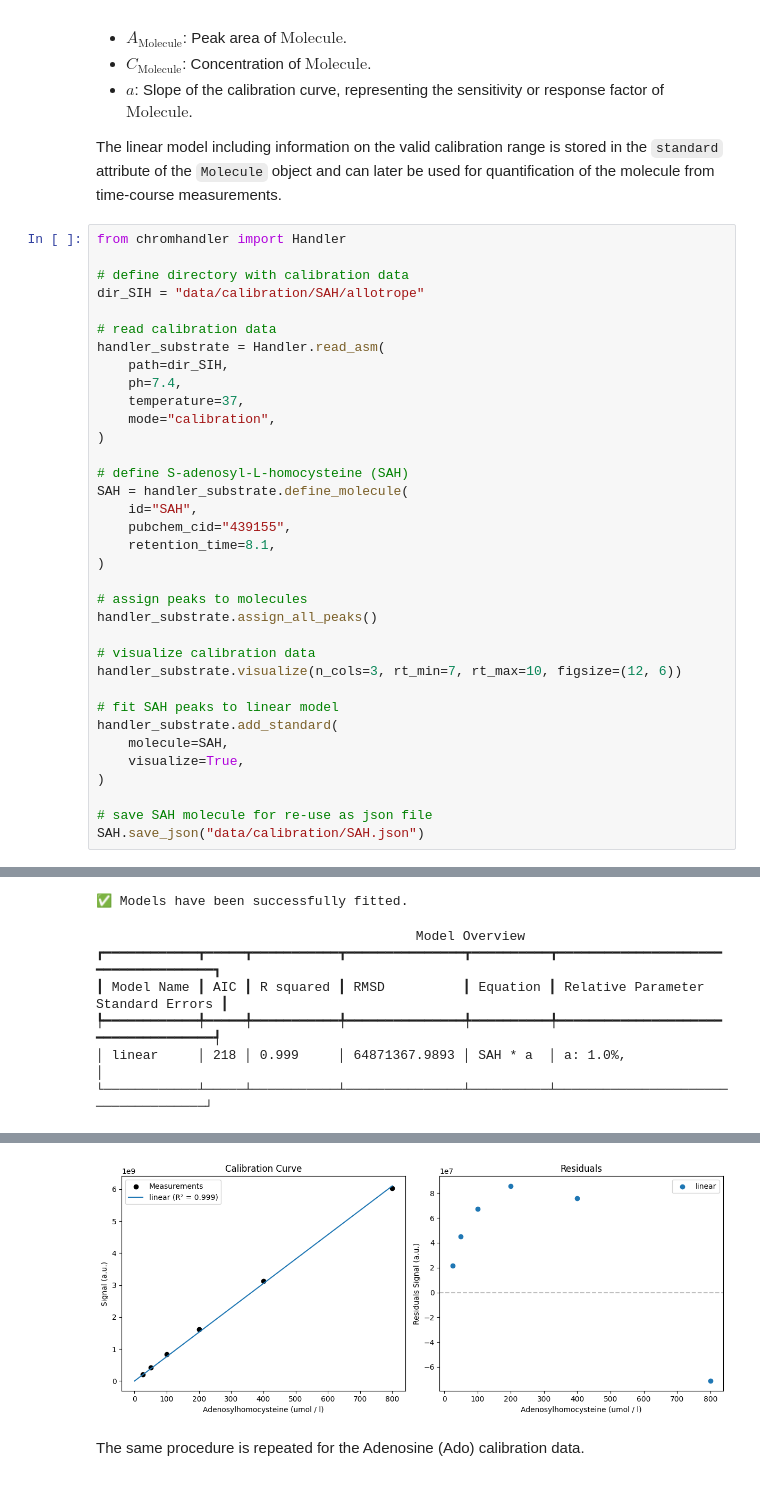
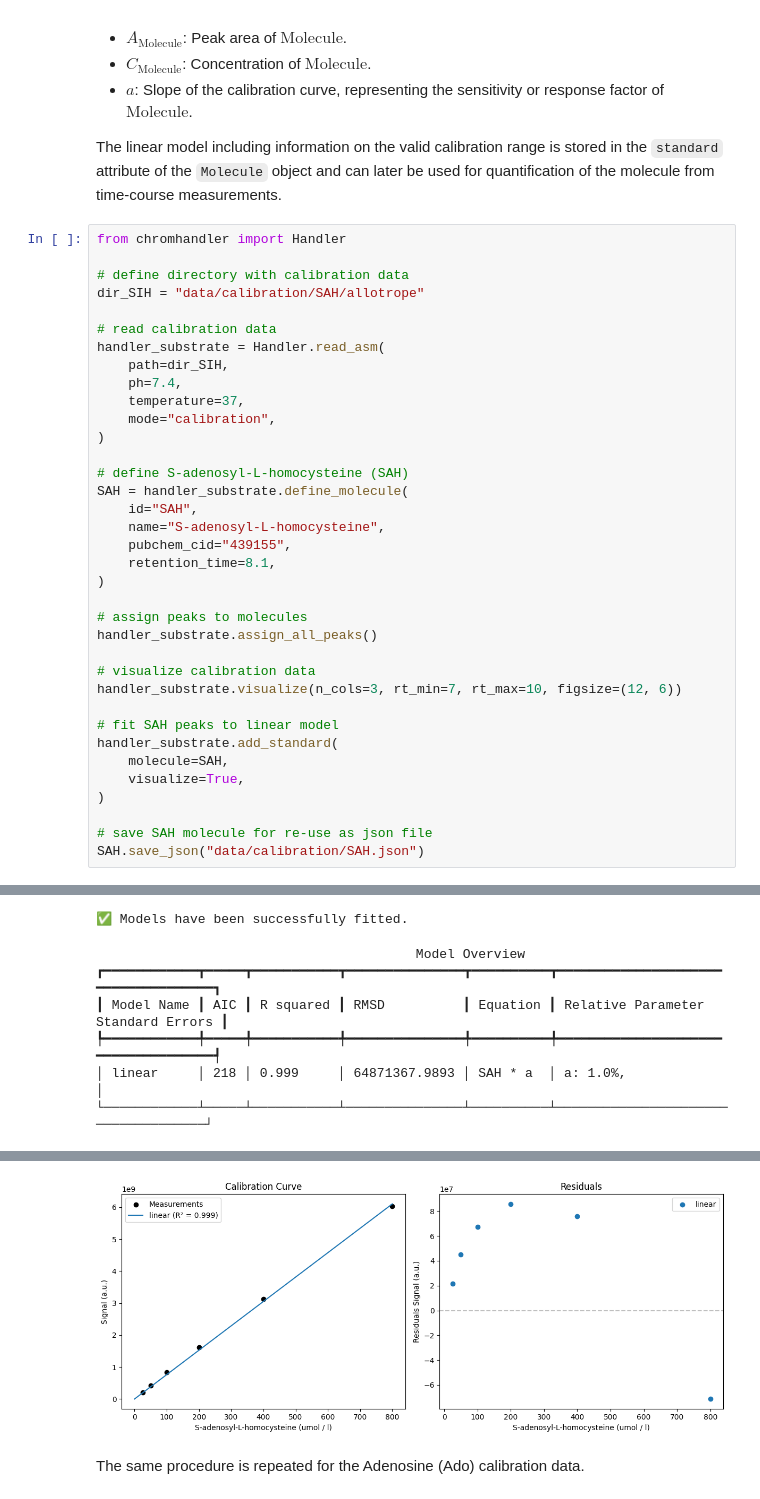
Before and after one commit to FAIRChemistry/Chromhandler, a Jupyter notebook: docs/usage/usage.ipynb, the cells around one changed output, grey strips where cells are left out. Drawn from its saved outputs; the diff is of its cells as text.

```diff
--- a/docs/usage/usage.ipynb
+++ b/docs/usage/usage.ipynb
@@ -111,6 +111,7 @@ handler_substrate = Handler.read_asm(
 # define S-adenosyl-L-homocysteine (SAH)
 SAH = handler_substrate.define_molecule(
     id="SAH",
+    name="S-adenosyl-L-homocysteine",
     pubchem_cid="439155",
     retention_time=8.1,
 )
@@ -140,14 +141,14 @@ Loaded 6 chromatograms.
 [interactive output not drawn]
 [figure]
 ✅ Models have been successfully fitted.
                                          Model Overview
 ┏━━━━━━━━━━━━┳━━━━━┳━━━━━━━━━━━┳━━━━━━━━━━━━━━━┳━━━━━━━━━━┳━━━━━━━━━━━━━━━━━━━━━━━━━━━━━━━━━━━━┓
 ┃ Model Name ┃ AIC ┃ R squared ┃ RMSD          ┃ Equation ┃ Relative Parameter Standard Errors ┃
 ┡━━━━━━━━━━━━╇━━━━━╇━━━━━━━━━━━╇━━━━━━━━━━━━━━━╇━━━━━━━━━━╇━━━━━━━━━━━━━━━━━━━━━━━━━━━━━━━━━━━━┩
 │ linear     │ 218 │ 0.999     │ 64871367.9893 │ SAH * a  │ a: 1.0%,                           │
 └────────────┴─────┴───────────┴───────────────┴──────────┴────────────────────────────────────┘
 [interactive output not drawn]
-[figure, old version]
+[figure, new version]
 # %% [markdown]
 The same procedure is repeated for the Adenosine (Ado) calibration data.
 # %%
```
Also changed, not shown: parts of 3 cells of this notebook, 18 other files.
